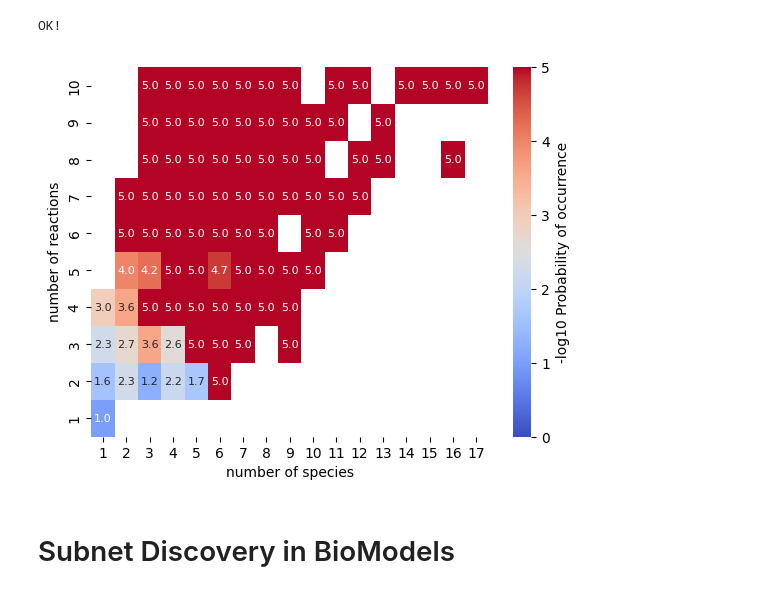
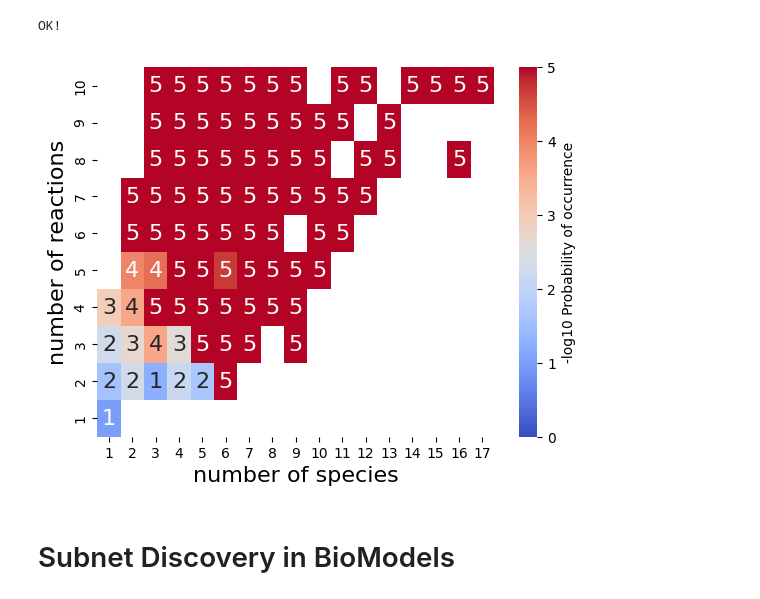
Before and after one commit to ModelEngineering/pySubnetSB, a Jupyter notebook: notebooks/plot_for_paper.ipynb, the cells around one changed output. Saved outputs shown, nothing was run; the diff lists cells and outputs as text; code cells hidden in the pictures.

Commit message:
identity benchmark and plots

```diff
--- a/notebooks/plot_for_paper.ipynb
+++ b/notebooks/plot_for_paper.ipynb
@@ -14,3 +17,5 @@ import matplotlib.pyplot as plt
 import seaborn as sns
 import tellurium as te
 from typing import List, Optional, Union
+# %%
+PLOT_ALL = True  # Do all of the plots
@@ -309,0 +318,9 @@ OK!
+# %%
+if PLOT_ALL:
+    species_nums = range(2, 22, 2)
+    reaction_nums = range(2, 22, 2)
+    benchmark = IdentityHashBenchmark(species_nums, reaction_nums, num_network=1000)
+    _ = benchmark.plotHashStatistics(font_size=14, is_plot=False)
+    path = os.path.join(cn.PLOT_DIR, "scalable_identity_detection.pdf")
+    plt.savefig(path)
+    plt.show()
@@ -329,0 +334,10 @@ df = ConstraintBenchmark.plotHeatmap(range(4, 24, 4), range(10, 110, 10), percen
+# %%
+if PLOT_ALL:
+    reference_size = 20
+    target_size = 1000
+    fill_size = target_size - reference_size
+    benchmark = ConstraintBenchmark(reference_size, fill_size=fill_size, num_iteration=100)
+    _ = benchmark.plotCompareConstraints(is_subnet=True, is_plot=False, font_size=18)
+    path = os.path.join(cn.PLOT_DIR, "evaluate_constraints.pdf")
+    plt.savefig(path)
+    plt.show()
@@ -332,7 +390,7 @@ df = ConstraintBenchmark.plotHeatmap(range(4, 24, 4), range(10, 110, 10), percen
 # %% [markdown]
 Calculation of the POC of networks with weak and strong identity to the BioModels reference networks (those with number reactions <= 10)
 # %%
-def plotModelPOC(is_strong:bool=True, is_plot:bool=True):
+def plotModelPOC(is_strong:bool=True, is_plot:bool=True, font_size=16):
     if is_strong:
         column = cn.D_PROBABILITY_OF_OCCURRENCE_STRONG
         adjective = 'Strong'
@@ -344,26 +402,27 @@ def plotModelPOC(is_strong:bool=True, is_plot:bool=True):
     pivot_df = pivot_df.map(lambda x: calculateLog10Probability(x))
     pivot_df.sort_index(level=0, ascending=False, inplace=True)
     if is_plot:
-        sns.heatmap(pivot_df, annot=True, fmt="1.1f", cmap="coolwarm", vmin=0, vmax=5,
-              annot_kws={'size': 8},
+        sns.heatmap(pivot_df, annot=True, fmt="1.0f", cmap="coolwarm", vmin=0, vmax=5,
+              annot_kws={'size': font_size},
               cbar_kws={'label': '-log10 Probability of occurrence'})
         #plt.title(f"{adjective} Identity")
-        plt.xlabel("number of species")
-        plt.ylabel("number of reactions")
+        plt.xlabel("number of species", size=font_size)
+        plt.ylabel("number of reactions", size=font_size)
 # Test
 plotModelPOC(is_strong=True, is_plot=False)
 print("OK!")
 # %% [output]
 OK!
 # %%
-plotModelPOC(is_strong=True)
-path = os.path.join(cn.PLOT_DIR, "strong_identity_significance_reference_networks.pdf")
-plt.savefig(path)
-# Little difference between strong and weak identity
-#plt.figure()
-#plotModelPOC(is_strong=False)
+if PLOT_ALL:
+    plotModelPOC(is_strong=True)
+    path = os.path.join(cn.PLOT_DIR, "strong_identity_significance_reference_networks.pdf")
+    plt.savefig(path)
+    # Little difference between strong and weak identity
+    #plt.figure()
+    #plotModelPOC(is_strong=False)
 # %% [output]
-[figure, old version]
+[figure, new version]
 # %% [markdown]
 # Subnet Discovery in BioModels
 # %%
```
Also changed, not shown: parts of 32 cells of this notebook, 16 other files.
